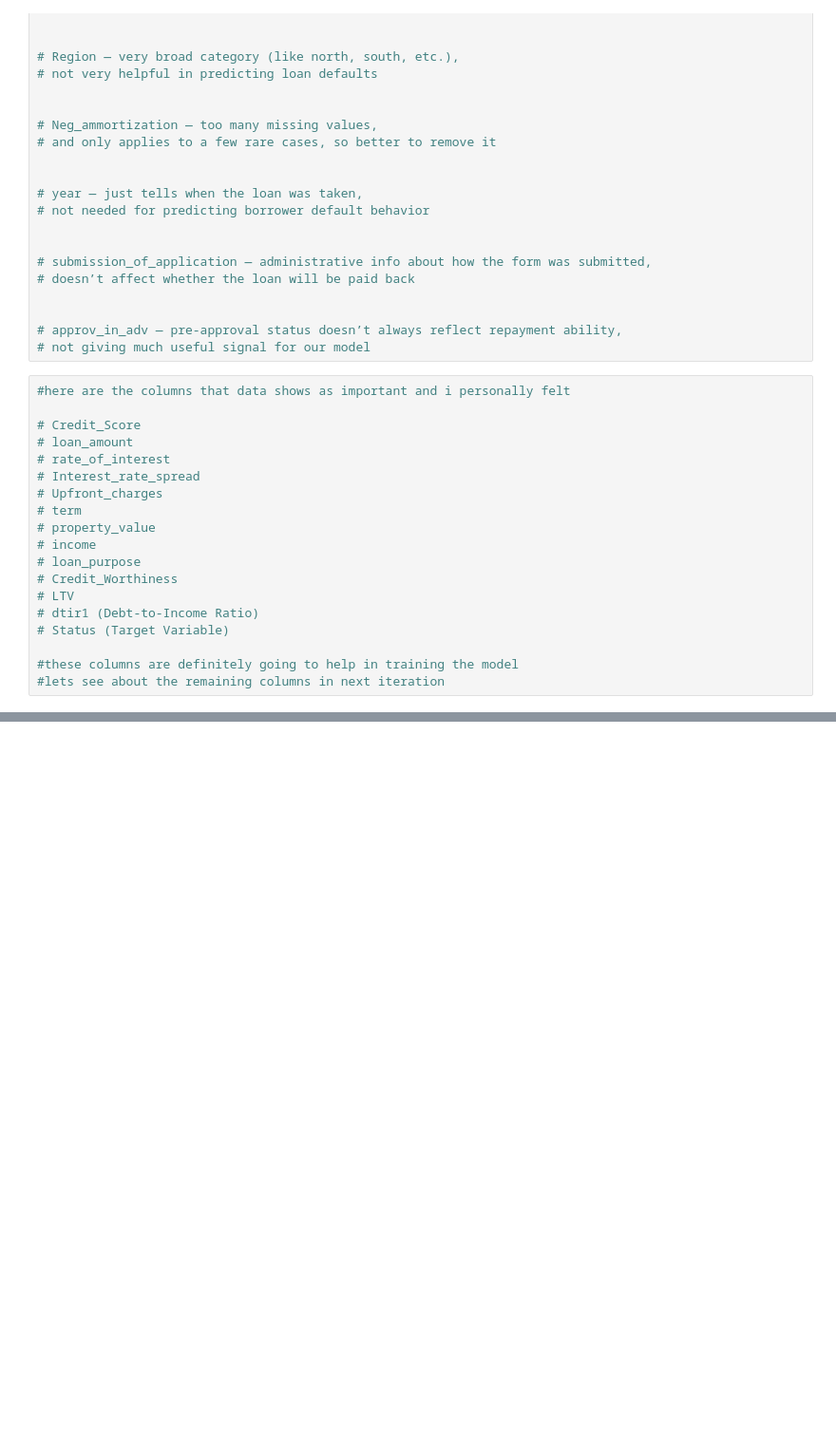
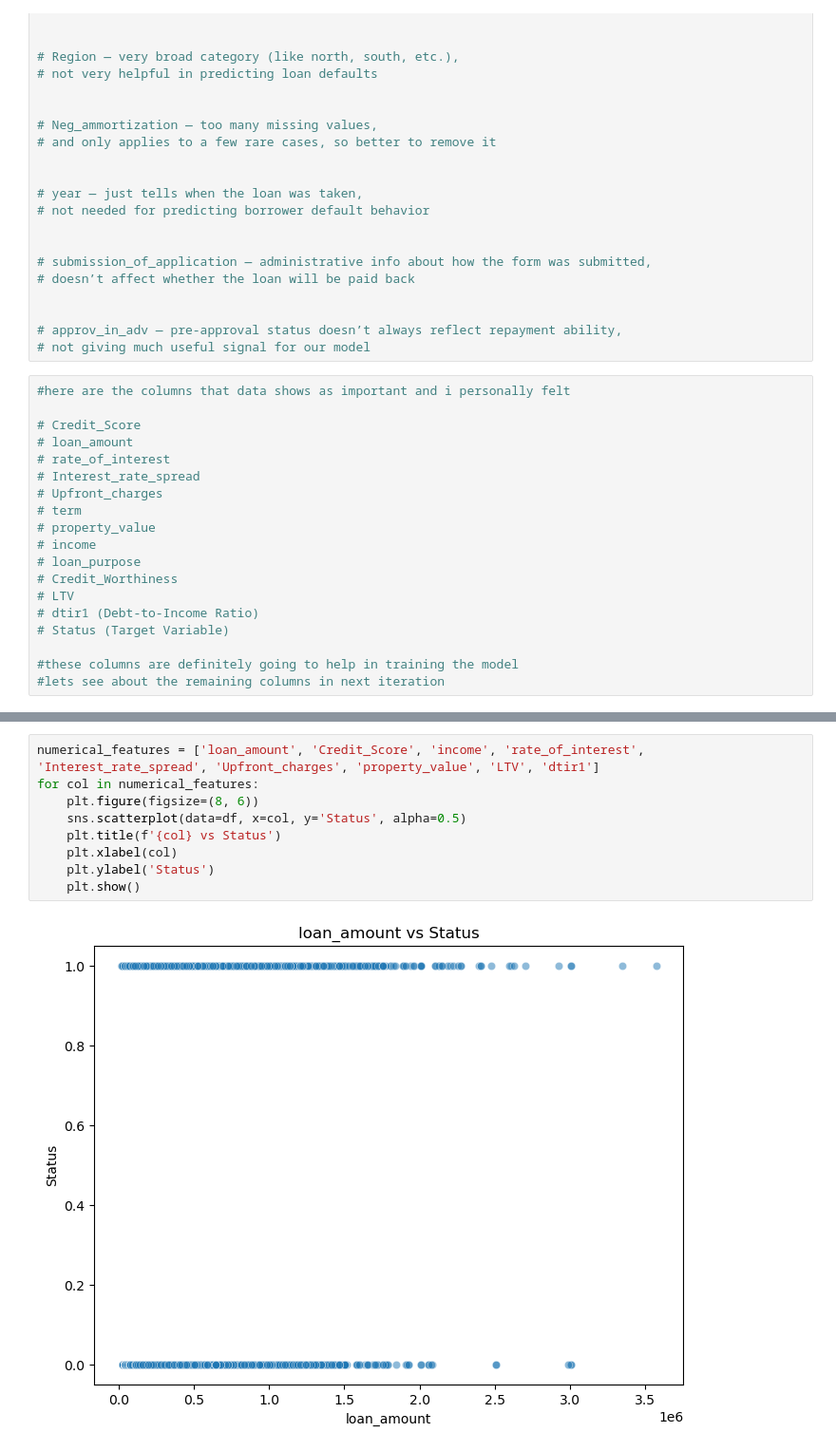
Before and after one commit to springboardmentor891v/CreditPathAI_Oct_Batch, a Jupyter notebook: data_evaluation.ipynb, the cells around one changed output, grey strips where cells are left out. Shown at 95% size. Cells and saved outputs as stored; diff of their text form; blank space fills up the shorter version.

```diff
--- a/data_evaluation.ipynb
+++ b/data_evaluation.ipynb
@@ -384,0 +408,11 @@ loan.to_csv('datasets/evaluated_dataset.csv', index=False)
+# %%
+numerical_features = ['loan_amount', 'Credit_Score', 'income', 'rate_of_interest', 'Interest_rate_spread', 'Upfront_charges', 'property_value', 'LTV', 'dtir1']
+for col in numerical_features:
+    plt.figure(figsize=(8, 6))
+    sns.scatterplot(data=df, x=col, y='Status', alpha=0.5)
+    plt.title(f'{col} vs Status')
+    plt.xlabel(col)
+    plt.ylabel('Status')
+    plt.show()
+# %% [output]
+[figure, added]
```
Also changed, not shown: parts of 13 cells of this notebook, 1 other file.
